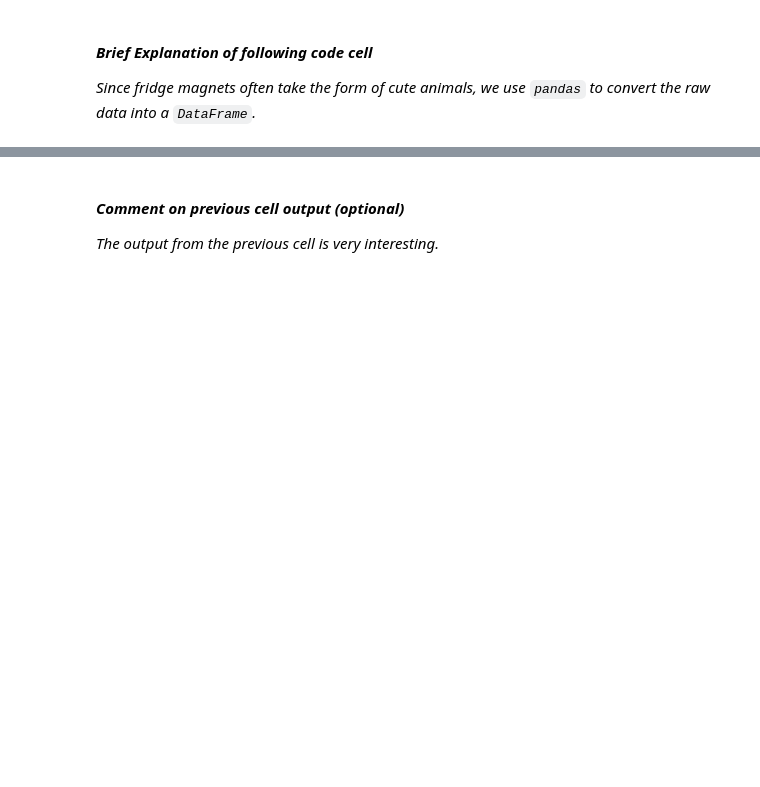
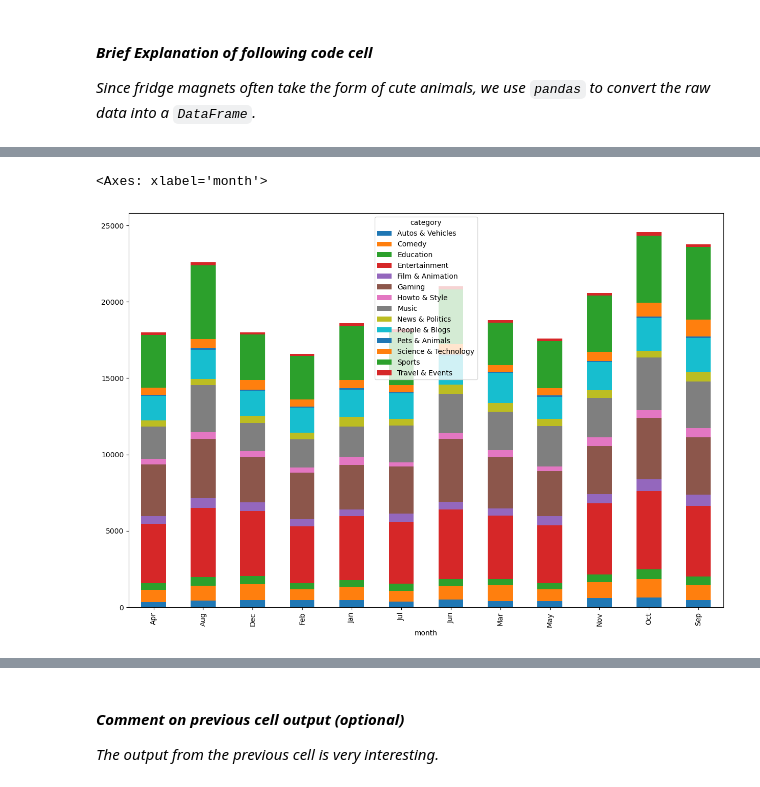
Before and after one commit to assh/DataScienceCoursework3, a Jupyter notebook: A3_Data_Analysis_Project.ipynb, the cells around one changed output, grey strips where cells are left out. Saved outputs shown, nothing was run; the diff lists cells and outputs as text; code cells hidden in the pictures; blank space fills up the shorter version.

```diff
--- a/A3_Data_Analysis_Project.ipynb
+++ b/A3_Data_Analysis_Project.ipynb
@@ -312,0 +307,11 @@ df
+# %%
+# plot bar graph based on category and date by month
+df['date'] = pd.to_datetime(df['trending_date'])
+df['month'] = df['date'].dt.month
+df['year'] = df['date'].dt.year
+df['month'] = df['month'].replace((1,2,3,4,5,6,7,8,9,10,11,12),('Jan','Feb','Mar','Apr','May','Jun','Jul','Aug','Sep','Oct','Nov','Dec'))
+#plot bar graph based on category and date by month
+df.groupby(['month','category']).size().unstack().plot(kind='bar',stacked=True,figsize=(15,10))
+# %% [output]
+<Axes: xlabel='month'>
+[figure, added]
```
Also changed, not shown: parts of 3 cells of this notebook.
